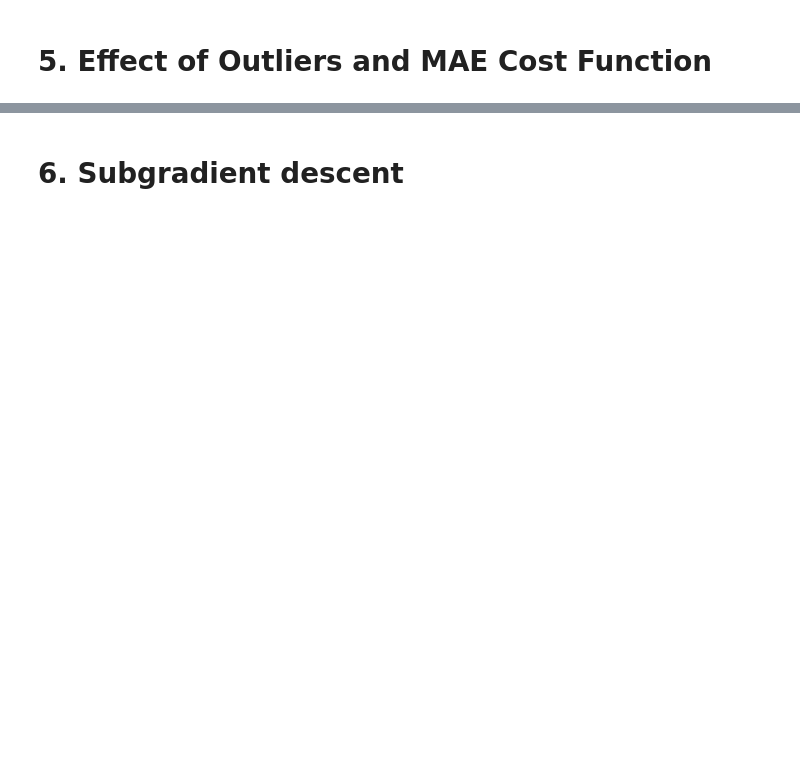
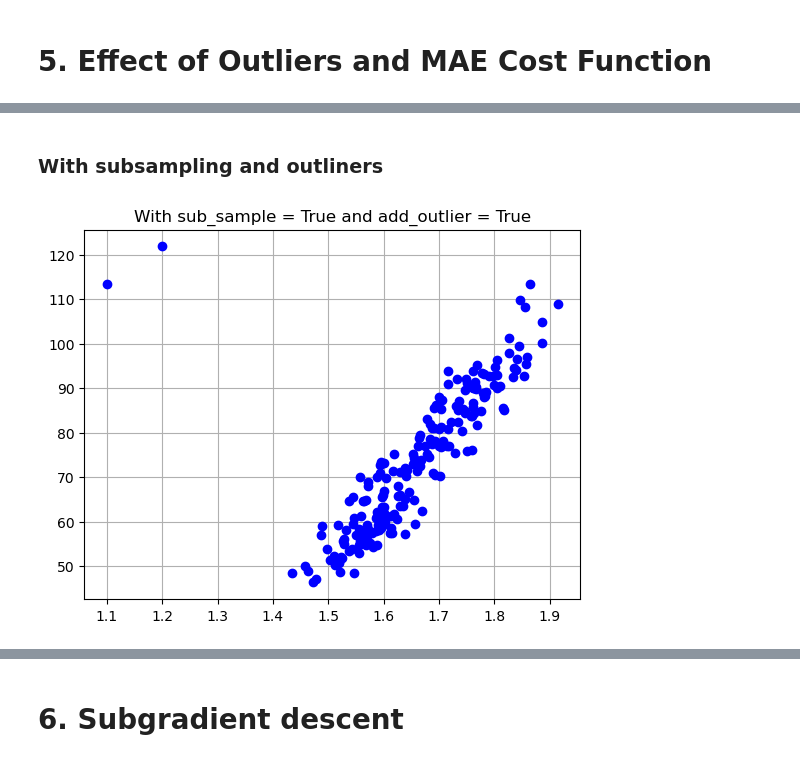
Before and after one commit to AndreaMontoneri/ML_course, a Jupyter notebook: labs/ex02/template/ex02.ipynb, the cells around one changed output, grey strips where cells are left out. Saved outputs shown, nothing was run; the diff lists cells and outputs as text; code cells hidden in the pictures; blank space fills up the shorter version.

```diff
--- a/labs/ex02/template/ex02.ipynb
+++ b/labs/ex02/template/ex02.ipynb
@@ -378,0 +592,14 @@ interact(plot_figure, n_iter=IntSlider(min=1, max=len(gd_ws)))
+# %% [markdown]
+### With subsampling and outliners
+# %%
+height, weight, gender = load_data(sub_sample=True, add_outlier=True)
+
+x, mean_x, std_x = standardize(height)
+y, tx = build_model_data(x, weight)
+
+plt.scatter(height,weight, color='Blue',zorder=3)
+plt.grid(zorder=1)
+plt.title('With sub_sample = True and add_outlier = True')
+plt.show()
+# %% [output]
+[figure, added]
```
Also changed, not shown: parts of 48 cells of this notebook, 1 other file.
